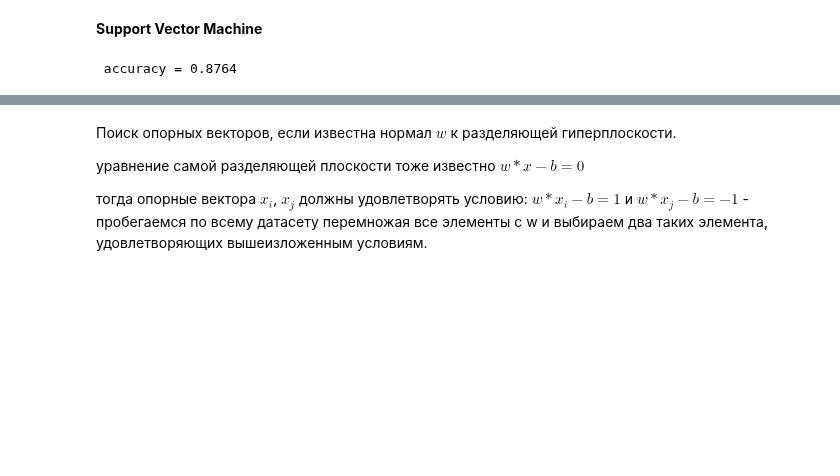
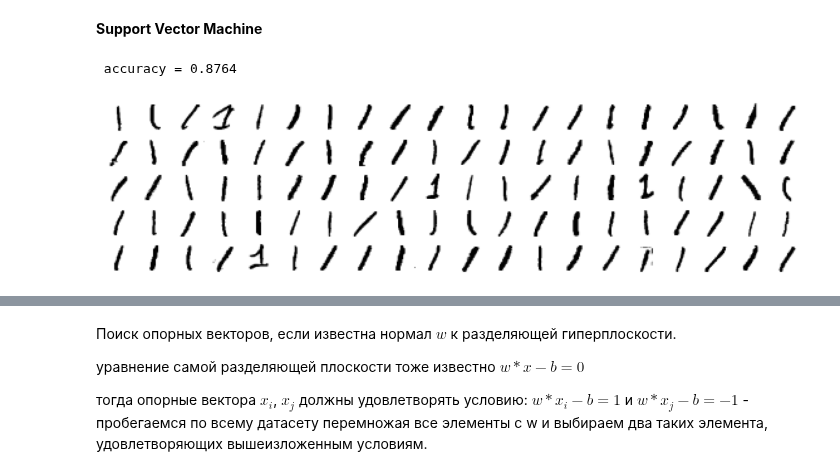
Before and after one commit to Kasymkhankhubiyev/BasicMachineLearning, a Jupyter notebook: task2.ipynb, the cells around one changed output, grey strips where cells are left out. Cells and saved outputs as stored; diff of their text form; code cells hidden in the pictures; blank space fills up the shorter version.

```diff
--- a/task2.ipynb
+++ b/task2.ipynb
@@ -145,3 +152,18 @@ svm_accuracy = accuracy_score(testY, svm.predict(testX))
 print(f' accuracy = {svm_accuracy}')
 # %% [output]
  accuracy = 0.8764
+# %%
+# выбираем только элементы классов "1" и "2"
+
+train_x = np.vstack((trainX[trainY == '1'], trainX[trainY == '7']))
+train_y = np.hstack([np.ones(len(trainX[trainY == '1'])), np.zeros(len(trainX[trainY == '7'])) - 1])
+test_x = np.vstack((testX[testY == '1'], testX[testY == '7']))
+test_y = np.hstack([np.ones(len(testX[testY == '1'])), np.zeros(len(testX[testY == '7'])) - 1])
+plt.figure(figsize=(20,10))
+np.random.seed(22)
+indexes = np.random.permutation(100)
+images = np.array([train_x[index] for index in indexes])
+showDigits(images)
+plt.show()
+# %% [output]
+[figure, added]
```
Also changed, not shown: parts of 11 cells of this notebook.
